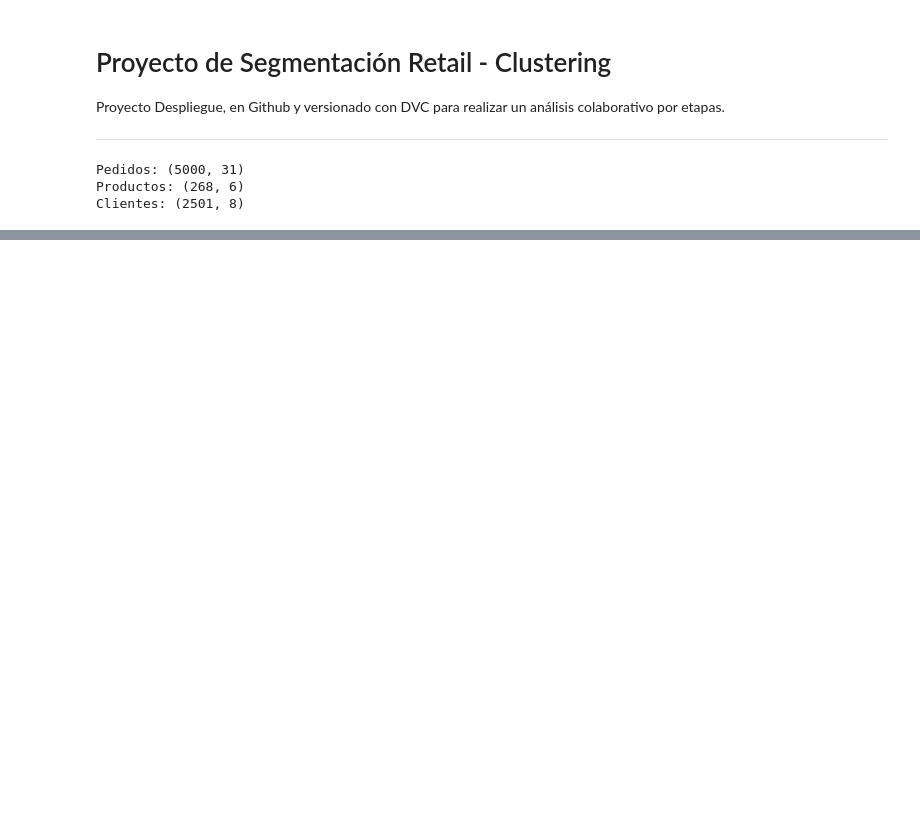
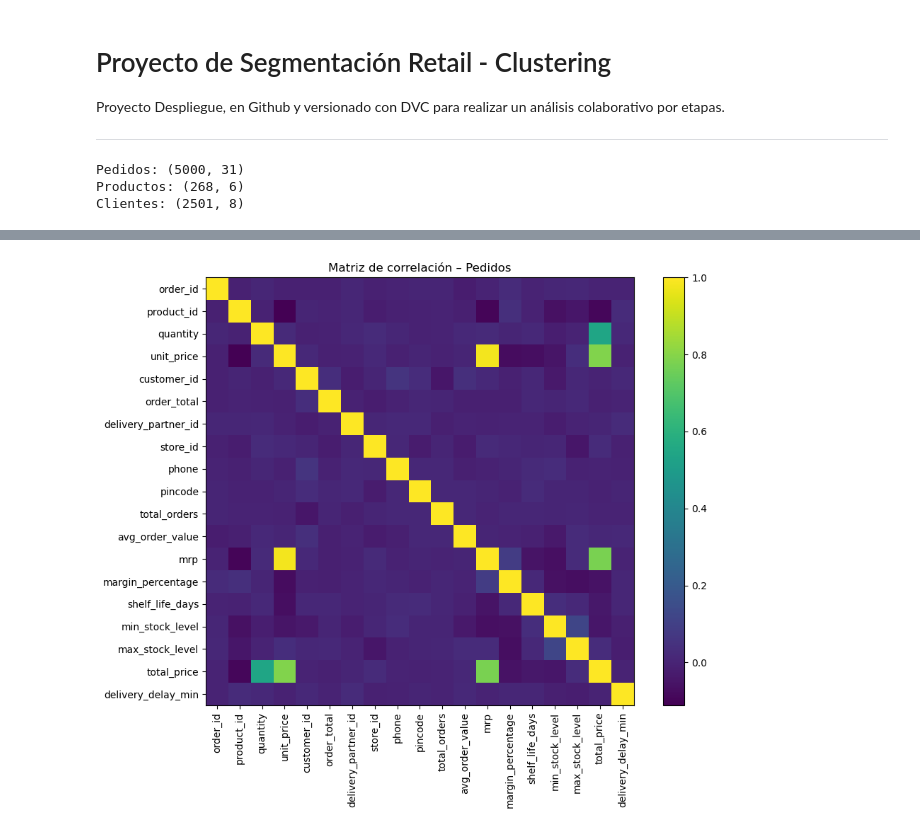
Before and after one commit to sharoncb96/Proyecto_despliegue, a Jupyter notebook: notebooks/Proyecto_Clustering.ipynb, the cells around one changed output, grey strips where cells are left out. Cells and saved outputs as stored; diff of their text form; code cells hidden in the pictures; blank space fills up the shorter version.

```diff
--- a/notebooks/Proyecto_Clustering.ipynb
+++ b/notebooks/Proyecto_Clustering.ipynb
@@ -32,0 +72,11 @@ Clientes: (2501, 8)
+# %%
+
+pedidos["total_price"]      = pedidos["quantity"] * pedidos["unit_price"]
+pedidos["order_date"]       = pd.to_datetime(pedidos["order_date"])
+pedidos["promised_delivery_time"] = pd.to_datetime(pedidos["promised_delivery_time"])
+pedidos["actual_delivery_time"]   = pd.to_datetime(pedidos["actual_delivery_time"])
+
+pedidos["delivery_delay_min"] = (
+    (pedidos["actual_delivery_time"] - pedidos["promised_delivery_time"])
+    .dt.total_seconds() / 60
+)
@@ -32,0 +111,14 @@ Clientes: (2501, 8)
+# %%
+num_cols = pedidos.select_dtypes("number").columns
+corr     = pedidos[num_cols].corr()
+
+plt.figure(figsize=(10,8))
+plt.imshow(corr, interpolation='none')     # Sin especificar colores
+plt.title("Matriz de correlación – Pedidos")
+plt.colorbar()
+plt.xticks(range(len(corr)), corr.columns, rotation=90)
+plt.yticks(range(len(corr)), corr.columns)
+plt.tight_layout()
+plt.show()
+# %% [output]
+[figure, added]
```
Also changed, not shown: parts of 7 cells of this notebook.
